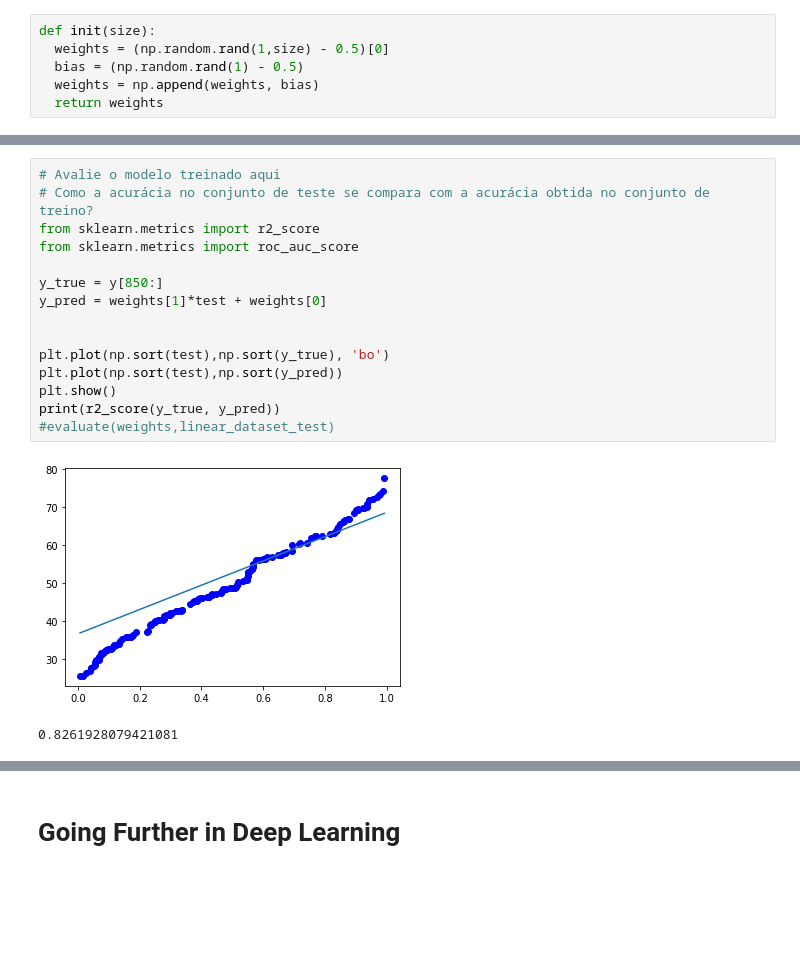
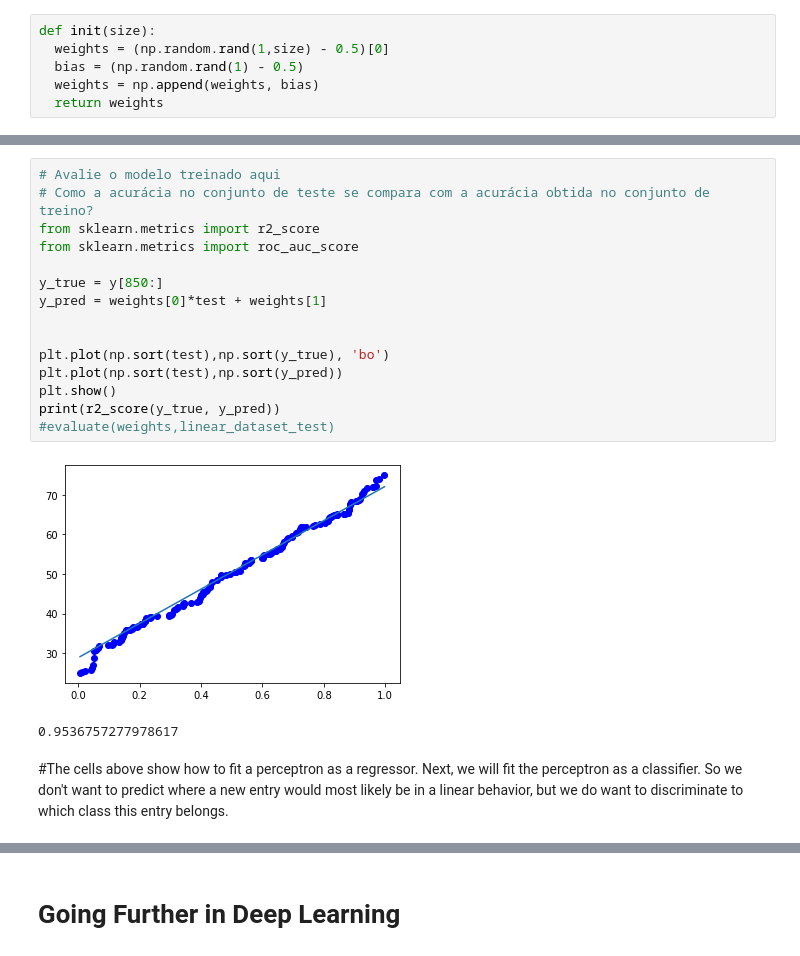
Before and after one commit to lucas-coutinho/AIParaTodos, a Jupyter notebook: Perceptron_CIFAR10.ipynb, the cells around one changed output, grey strips where cells are left out. Saved outputs shown, nothing was run; the diff lists cells and outputs as text; blank space fills up the shorter version.

```diff
--- a/Perceptron_CIFAR10.ipynb
+++ b/Perceptron_CIFAR10.ipynb
@@ -141,19 +173,21 @@ plt.plot(np.sort(x),np.sort(y), 'r')
 # %%
 # Avalie o modelo treinado aqui
 # Como a acurácia no conjunto de teste se compara com a acurácia obtida no conjunto de treino?
 from sklearn.metrics import r2_score
 from sklearn.metrics import roc_auc_score
 
 y_true = y[850:]
-y_pred = weights[1]*test + weights[0]
+y_pred = weights[0]*test + weights[1]
 
 
 plt.plot(np.sort(test),np.sort(y_true), 'bo')
 plt.plot(np.sort(test),np.sort(y_pred))
 plt.show()
 print(r2_score(y_true, y_pred))
 #evaluate(weights,linear_dataset_test)
 # %% [output]
-[figure, old version]
+[figure, new version]
-0.8261928079421081
+0.9536757277978617
+# %% [markdown]
+#The cells above show how to fit a perceptron as a regressor. Next, we will fit the perceptron as a classifier. So we don't want to predict where a new entry would most likely be in a linear behavior, but we do want to discriminate to which class this entry belongs.
 # %%
```
Also changed, not shown: parts of 44 cells of this notebook, 5 other files.
